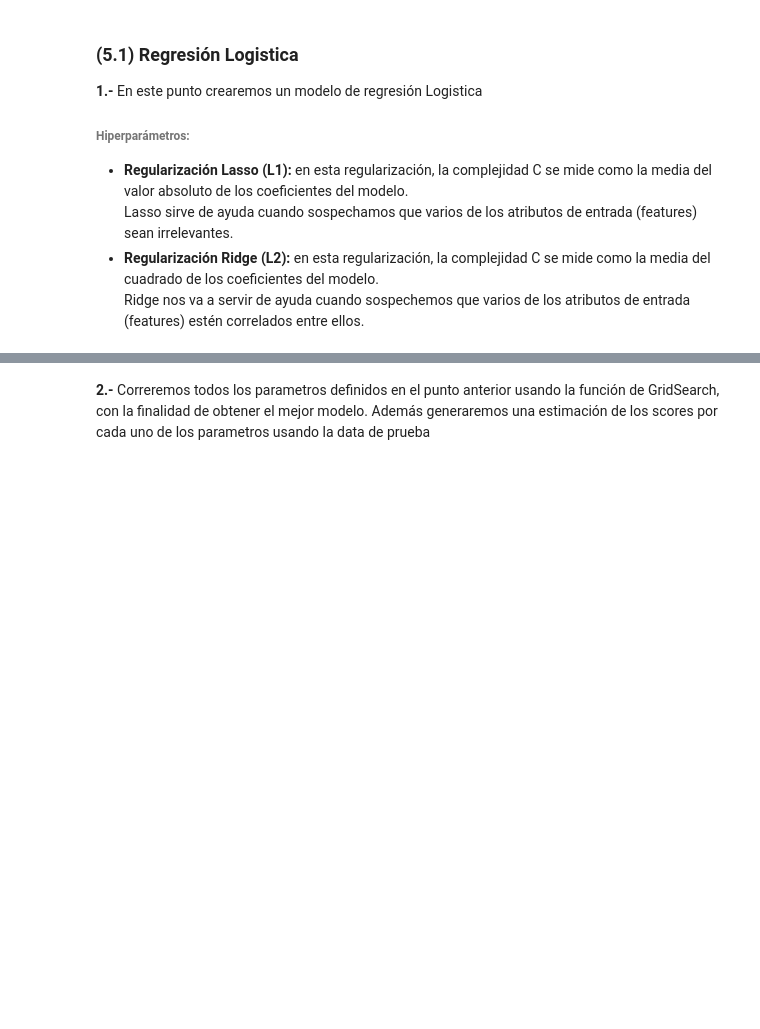
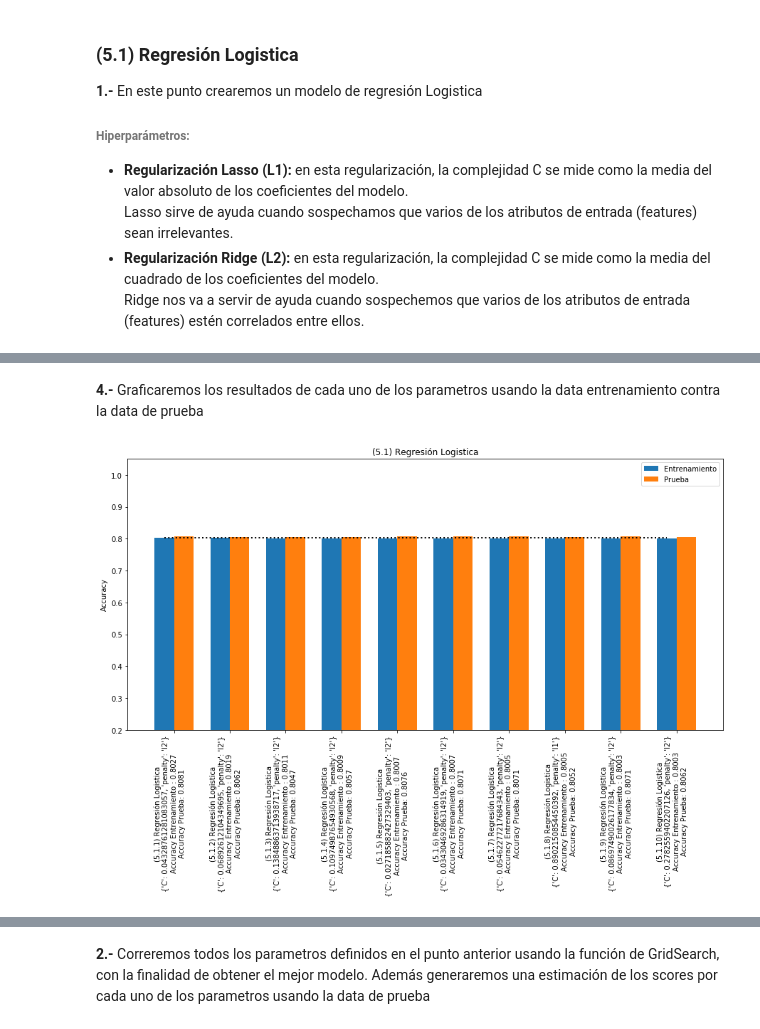
Before and after one commit to jorgeo80/UP_MCD, a Jupyter notebook: MachineLearning/Proyecto/CHURNAnalysis.ipynb, the cells around one changed output, grey strips where cells are left out. Drawn from its saved outputs; the diff is of its cells as text; code cells hidden in the pictures; blank space fills up the shorter version.

```diff
--- a/MachineLearning/Proyecto/CHURNAnalysis.ipynb
+++ b/MachineLearning/Proyecto/CHURNAnalysis.ipynb
@@ -212,13 +213,21 @@ print(dfChurn[cat_cols].head())
 En este punto generaremos un set de entrenamiento (70%) y otro de prueba (30%) para poder generar nuestros modelos
 # %%
 from sklearn.model_selection import train_test_split
+from sklearn.metrics import classification_report, confusion_matrix
+from sklearn.metrics import accuracy_score, f1_score, precision_score, recall_score
+
+# Creamos la matriz de las X's y el vector de estiquetas y
 X = dfChurn.drop(["Churn", "gender", "customerID"],axis=1)
 y = dfChurn["Churn"]
+
+# Seleccionaremos la semilla que se va a usar
+setSeed = 3013
+
 # Usaremos un 70%, 30% para el entrenamiento y prueba delmodelo
-X_train, X_test, y_train, y_test = train_test_split(X, y, test_size = 0.3, random_state = 3013)
+X_train, X_test, y_train, y_test = train_test_split(X, y, test_size = 0.3, random_state = setSeed)
 
 #Definimos la variable Cross Validation, que usara en las funciones de Grid Search
-crossValidation = 5
+crossValidation = 10
 nData_cv = np.round(X_train.shape[0]/crossValidation,0)
 print('Numero de observaciones que contendra cada uno de los ' + str(crossValidation) +
       ' cortes de la variable crossValidation: ' + str(nData_cv))
@@ -271,0 +399,9 @@ lr = LogisticRegression(max_iter=1000, random_state=3013, solver='liblinear')
+# %%
+# Argumentos adicionales del modelo no incluidos en la variable param_grid
+lrArgs = {'max_iter': 1000, 'random_state': setSeed, 'solver': 'liblinear'}
+
+# Corremos la función que nos ayudara a obtener el top 10 delosmodelos
+lrTop10 = metrics_train_test(X_train, y_train, X_test, y_test,
+                             lr_cv, modelNumber, modelType,
+                             LogisticRegression,lrArgs)
+lrTop10.head(5)
@@ -271,0 +415,7 @@ lr = LogisticRegression(max_iter=1000, random_state=3013, solver='liblinear')
+# %% [markdown]
+**4.-** Graficaremos los resultados de cada uno de los parametros usando la data entrenamiento contra la data de prueba
+# %%
+# corremos la grafica con los resultados del top 10
+plot_bar_train_test(lrTop10, modelName)
+# %% [output]
+[figure, added]
```
Also changed, not shown: parts of 37 cells of this notebook.
